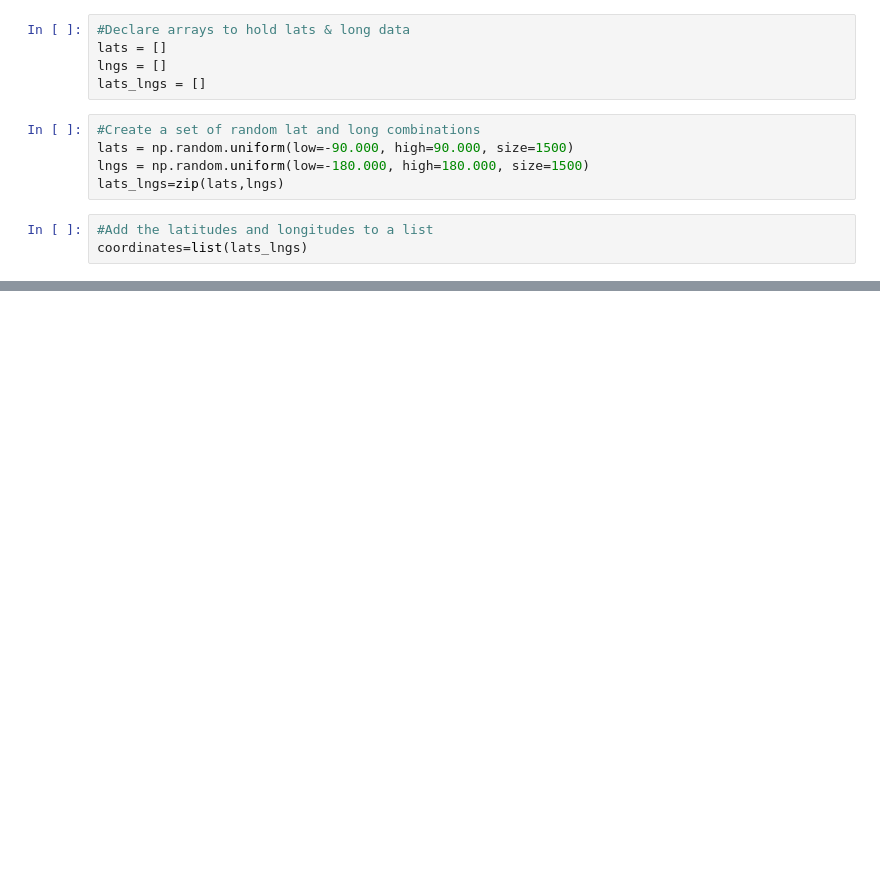
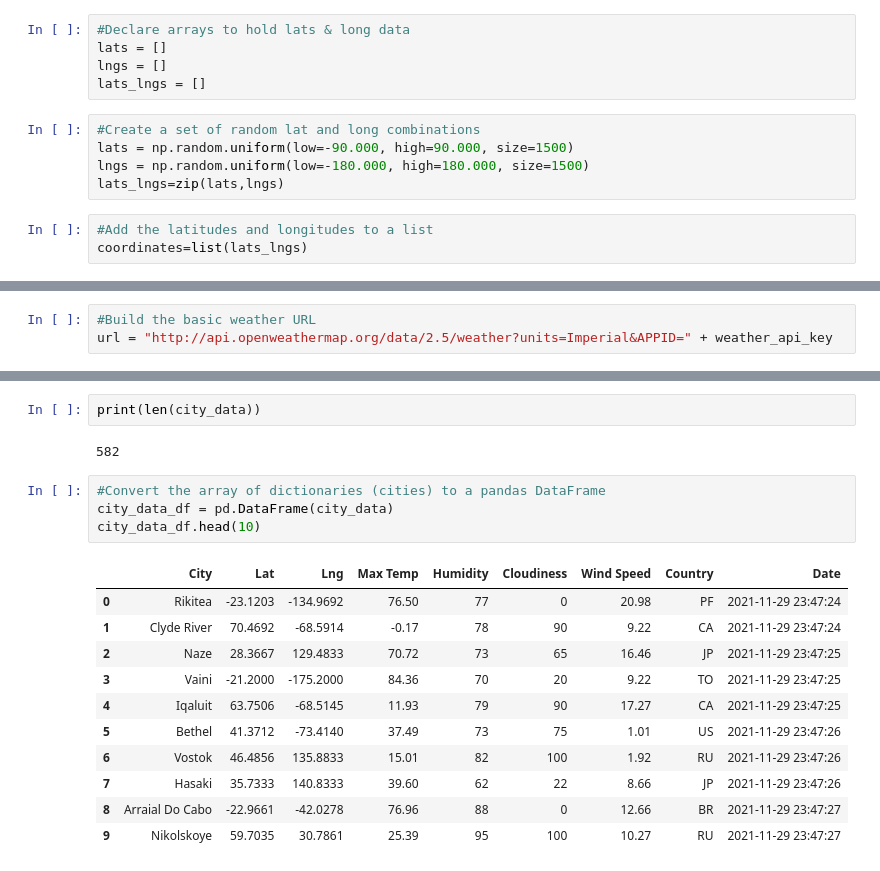
Before and after one commit to ginaikramer/World_Weather_Analysis, a Jupyter notebook: WeatherPy.ipynb, the cells around one changed output, grey strips where cells are left out. Saved outputs shown, nothing was run; the diff lists cells and outputs as text; blank space fills up the shorter version.

```diff
--- a/WeatherPy.ipynb
+++ b/WeatherPy.ipynb
@@ -37,0 +46,3 @@ len(cities)
+# %%
+#Build the basic weather URL
+url = "http://api.openweathermap.org/data/2.5/weather?units=Imperial&APPID=" + weather_api_key
@@ -37,0 +129,20 @@ len(cities)
+# %%
+print(len(city_data))
+# %% [output]
+582
+# %%
+#Convert the array of dictionaries (cities) to a pandas DataFrame
+city_data_df = pd.DataFrame(city_data)
+city_data_df.head(10)
+# %% [output]
+|  | City | Lat | Lng | Max Temp | Humidity | Cloudiness | Wind Speed | Country | Date |
+| 0 | Rikitea | -23.1203 | -134.9692 | 76.50 | 77 | 0 | 20.98 | PF | 2021-11-29 23:47:24 |
+| 1 | Clyde River | 70.4692 | -68.5914 | -0.17 | 78 | 90 | 9.22 | CA | 2021-11-29 23:47:24 |
+| 2 | Naze | 28.3667 | 129.4833 | 70.72 | 73 | 65 | 16.46 | JP | 2021-11-29 23:47:25 |
+| 3 | Vaini | -21.2000 | -175.2000 | 84.36 | 70 | 20 | 9.22 | TO | 2021-11-29 23:47:25 |
+| 4 | Iqaluit | 63.7506 | -68.5145 | 11.93 | 79 | 90 | 17.27 | CA | 2021-11-29 23:47:25 |
+| 5 | Bethel | 41.3712 | -73.4140 | 37.49 | 73 | 75 | 1.01 | US | 2021-11-29 23:47:26 |
+| 6 | Vostok | 46.4856 | 135.8833 | 15.01 | 82 | 100 | 1.92 | RU | 2021-11-29 23:47:26 |
+| 7 | Hasaki | 35.7333 | 140.8333 | 39.60 | 62 | 22 | 8.66 | JP | 2021-11-29 23:47:26 |
+| 8 | Arraial Do Cabo | -22.9661 | -42.0278 | 76.96 | 88 | 0 | 12.66 | BR | 2021-11-29 23:47:27 |
+| 9 | Nikolskoye | 59.7035 | 30.7861 | 25.39 | 95 | 100 | 10.27 | RU | 2021-11-29 23:47:27 |
```
Also changed, not shown: parts of 5 cells of this notebook, 4 other files.
